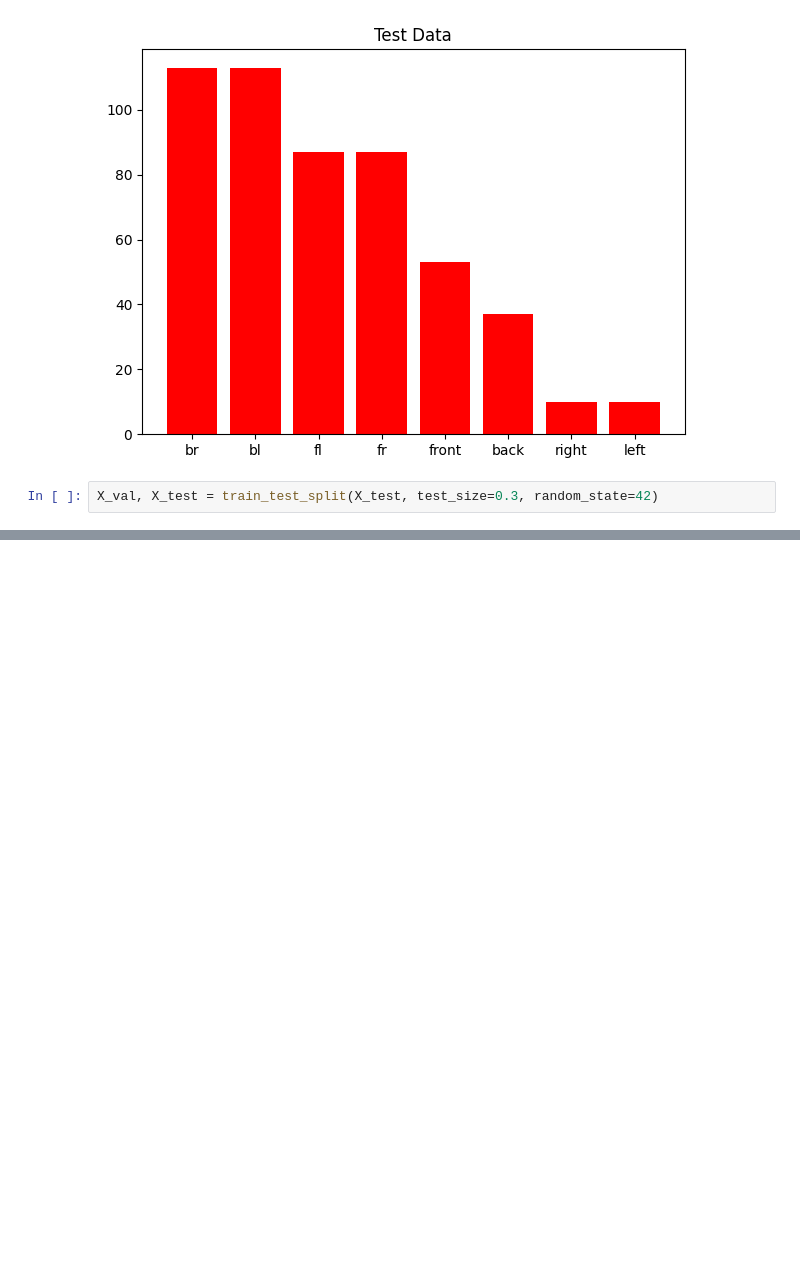
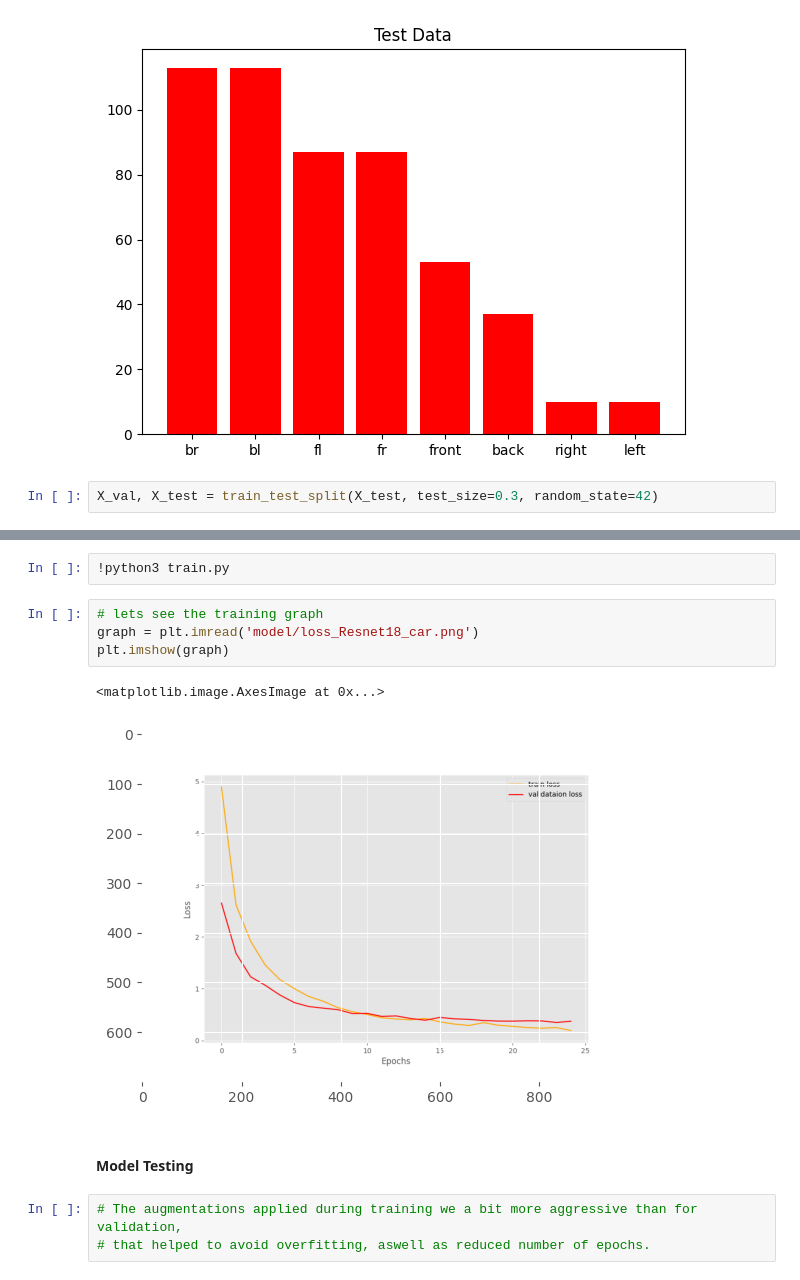
Before and after one commit to Angel-Ceballos/car-grouping, a Jupyter notebook: solution.ipynb, the cells around one changed output, grey strips where cells are left out. Drawn from its saved outputs; the diff is of its cells as text; blank space fills up the shorter version.

Commit message:
added training and testing solutions

```diff
--- a/solution.ipynb
+++ b/solution.ipynb
@@ -341,0 +355,14 @@ X_test.to_csv('./labels/test_data.csv')
+# %%
+!python3 train.py
+# %%
+# lets see the training graph
+graph = plt.imread('model/loss_Resnet18_car.png')
+plt.imshow(graph)
+# %% [output]
+<matplotlib.image.AxesImage at 0x...>
+[figure, added]
+# %% [markdown]
+#### Model Testing
+# %%
+# The augmentations applied during training we a bit more aggressive than for validation,
+# that helped to avoid overfitting, aswell as reduced number of epochs.
```
Also changed, not shown: parts of 20 cells of this notebook, 4 other files.
